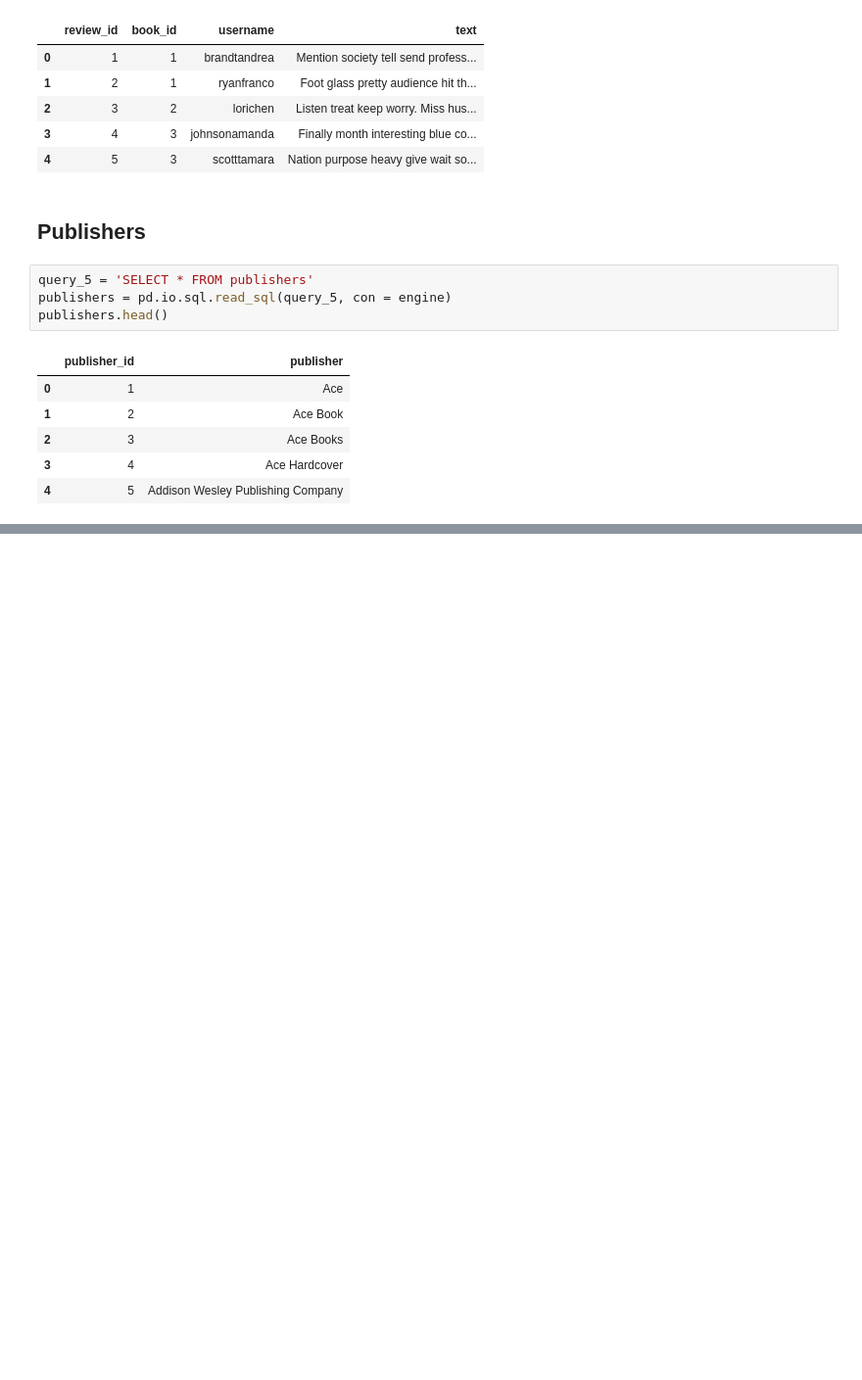
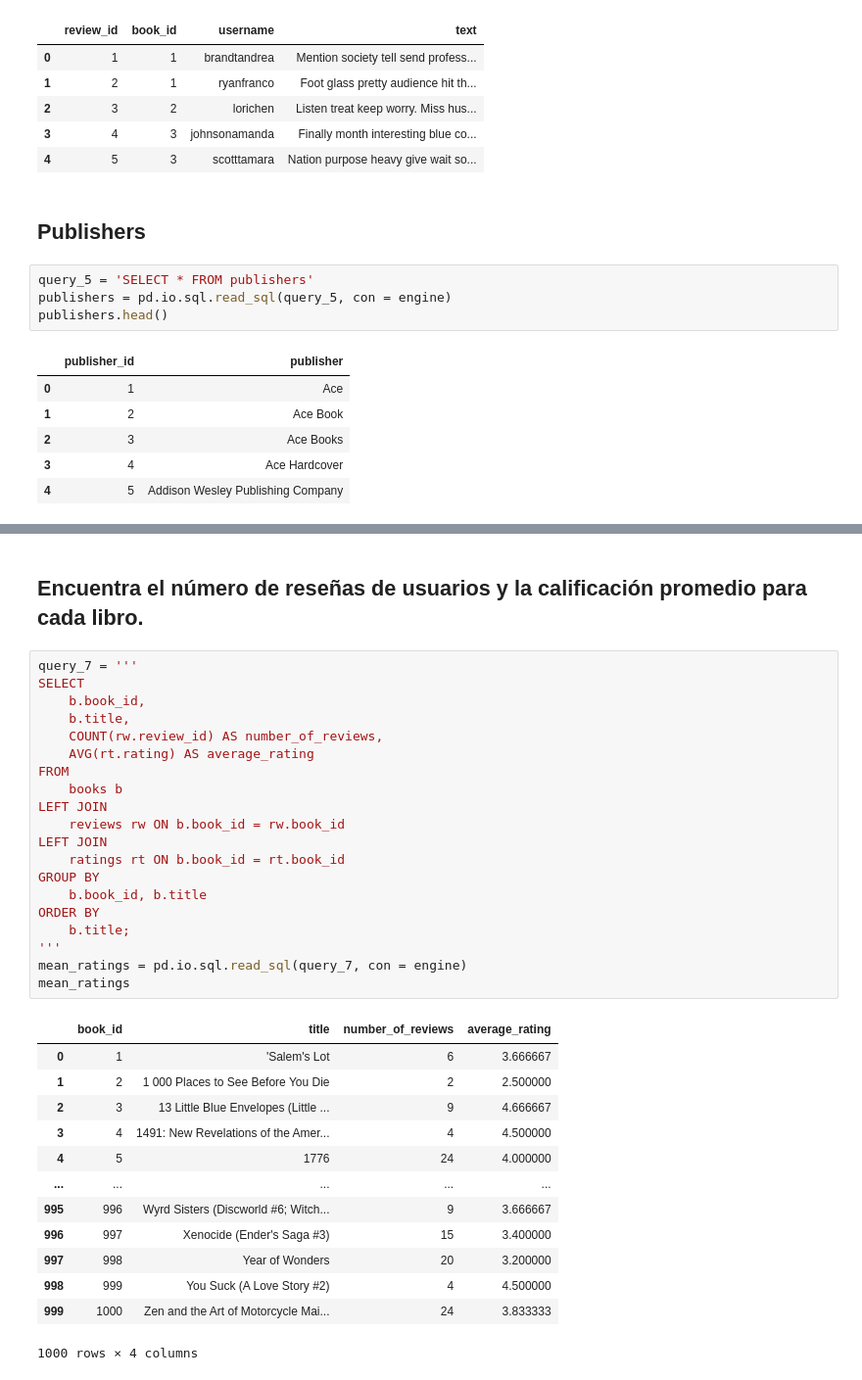
Before and after one commit to BCascante/Proyecto-Final-DA, a Jupyter notebook: SQL/SQL Project.ipynb, the cells around one changed output, grey strips where cells are left out. Shown at 98% size. Cells and saved outputs as stored; diff of their text form; blank space fills up the shorter version.

```diff
--- a/SQL/SQL Project.ipynb
+++ b/SQL/SQL Project.ipynb
@@ -161,0 +178,36 @@ publishers.head()
+# %% [markdown]
+## Encuentra el número de reseñas de usuarios y la calificación promedio para cada libro.
+# %%
+query_7 = '''
+SELECT
+    b.book_id,
+    b.title,
+    COUNT(rw.review_id) AS number_of_reviews,
+    AVG(rt.rating) AS average_rating
+FROM
+    books b
+LEFT JOIN
+    reviews rw ON b.book_id = rw.book_id
+LEFT JOIN
+    ratings rt ON b.book_id = rt.book_id
+GROUP BY
+    b.book_id, b.title
+ORDER BY
+    b.title;
+'''
+mean_ratings = pd.io.sql.read_sql(query_7, con = engine)
+mean_ratings
+# %% [output]
+|  | book_id | title | number_of_reviews | average_rating |
+| 0 | 1 | 'Salem's Lot | 6 | 3.666667 |
+| 1 | 2 | 1 000 Places to See Before You Die | 2 | 2.500000 |
+| 2 | 3 | 13 Little Blue Envelopes (Little ... | 9 | 4.666667 |
+| 3 | 4 | 1491: New Revelations of the Amer... | 4 | 4.500000 |
+| 4 | 5 | 1776 | 24 | 4.000000 |
+| ... | ... | ... | ... | ... |
+| 995 | 996 | Wyrd Sisters (Discworld #6; Witch... | 9 | 3.666667 |
+| 996 | 997 | Xenocide (Ender's Saga #3) | 15 | 3.400000 |
+| 997 | 998 | Year of Wonders | 20 | 3.200000 |
+| 998 | 999 | You Suck (A Love Story #2) | 4 | 4.500000 |
+| 999 | 1000 | Zen and the Art of Motorcycle Mai... | 24 | 3.833333 |
+1000 rows × 4 columns
```
Also changed, not shown: parts of 9 cells of this notebook, 2 other files.
